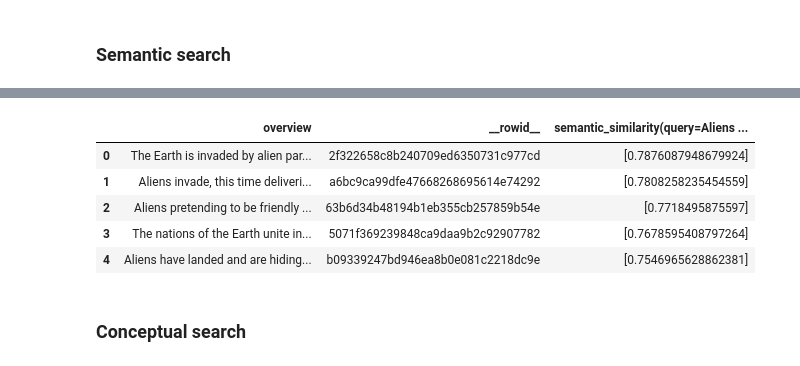
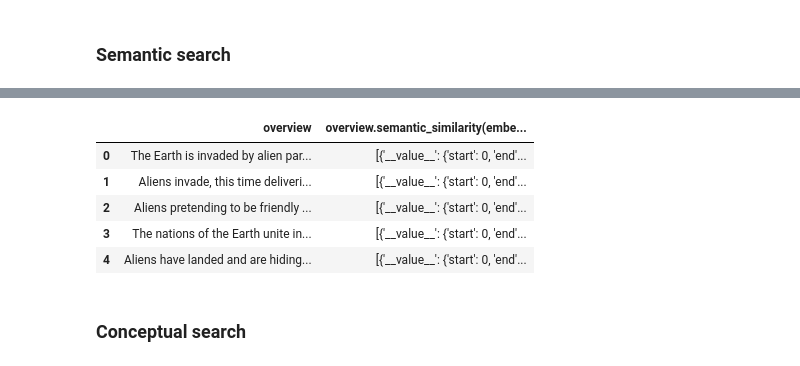
Before and after one commit to unaidedelf8777/lilac_built, a Jupyter notebook: notebooks/API.ipynb, the cells around one changed output, grey strips where cells are left out. Saved outputs shown, nothing was run; the diff lists cells and outputs as text; code cells hidden in the pictures.

```diff
--- a/notebooks/API.ipynb
+++ b/notebooks/API.ipynb
@@ -179,7 +179,7 @@ Computing signal "substring_search" took 0.001s.
 # %% [markdown]
 ### Semantic search
 # %%
-query = ll.SemanticQuery(search='Aliens have invaded the earth', embedding='sbert')
-r = dataset.select_rows(['overview'], searches=[ll.Search(path='overview', query=query)], limit=5)
+query = ll.SemanticSearch(path='overview', query='Aliens have invaded the earth', embedding='sbert')
+r = dataset.select_rows(['overview'], searches=[query], limit=5)
 display(r.df())
 # %% [output]
@@ -187,9 +189,9 @@ Computing signal "semantic_similarity" took 0.002s.
-|  | overview | __rowid__ | semantic_similarity(query=Aliens ... |
-| 0 | The Earth is invaded by alien par... | 2f322658c8b240709ed6350731c977cd | [0.7876087948679924] |
-| 1 | Aliens invade, this time deliveri... | a6bc9ca99dfe47668268695614e74292 | [0.7808258235454559] |
-| 2 | Aliens pretending to be friendly ... | 63b6d34b48194b1eb355cb257859b54e | [0.7718495875597] |
-| 3 | The nations of the Earth unite in... | 5071f369239848ca9daa9b2c92907782 | [0.7678595408797264] |
-| 4 | Aliens have landed and are hiding... | b09339247bd946ea8b0e081c2218dc9e | [0.7546965628862381] |
+|  | overview | overview.semantic_similarity(embe... |
+| 0 | The Earth is invaded by alien par... | [{'__value__': {'start': 0, 'end'... |
+| 1 | Aliens invade, this time deliveri... | [{'__value__': {'start': 0, 'end'... |
+| 2 | Aliens pretending to be friendly ... | [{'__value__': {'start': 0, 'end'... |
+| 3 | The nations of the Earth unite in... | [{'__value__': {'start': 0, 'end'... |
+| 4 | Aliens have landed and are hiding... | [{'__value__': {'start': 0, 'end'... |
 # %% [markdown]
 ### Conceptual search
 # %%
```
Also changed, not shown: parts of 5 cells of this notebook, 15 other files.
